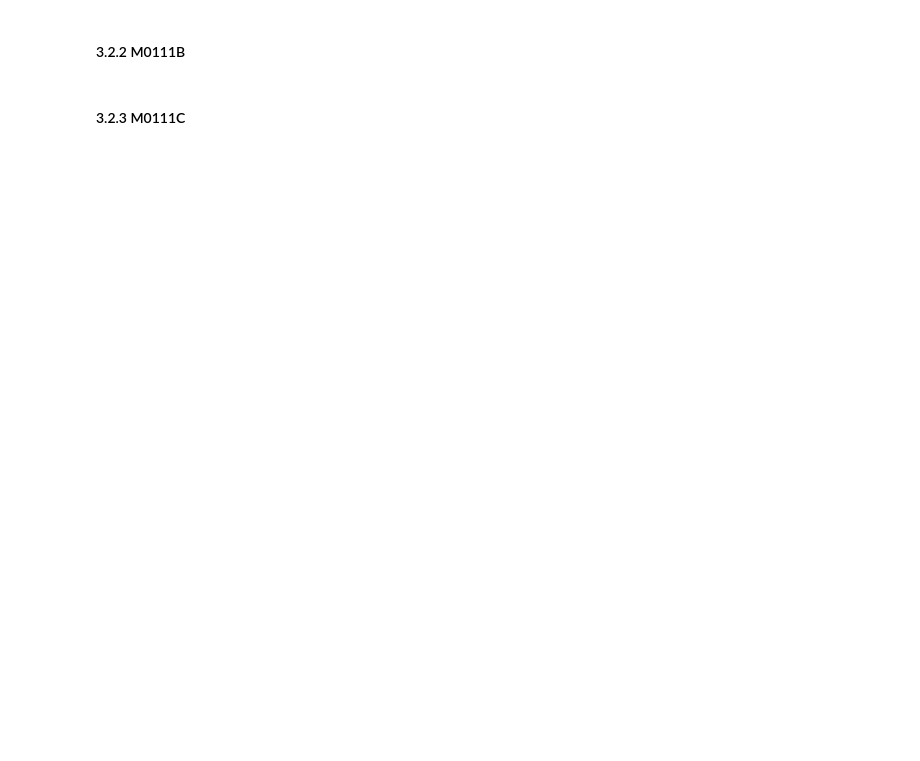
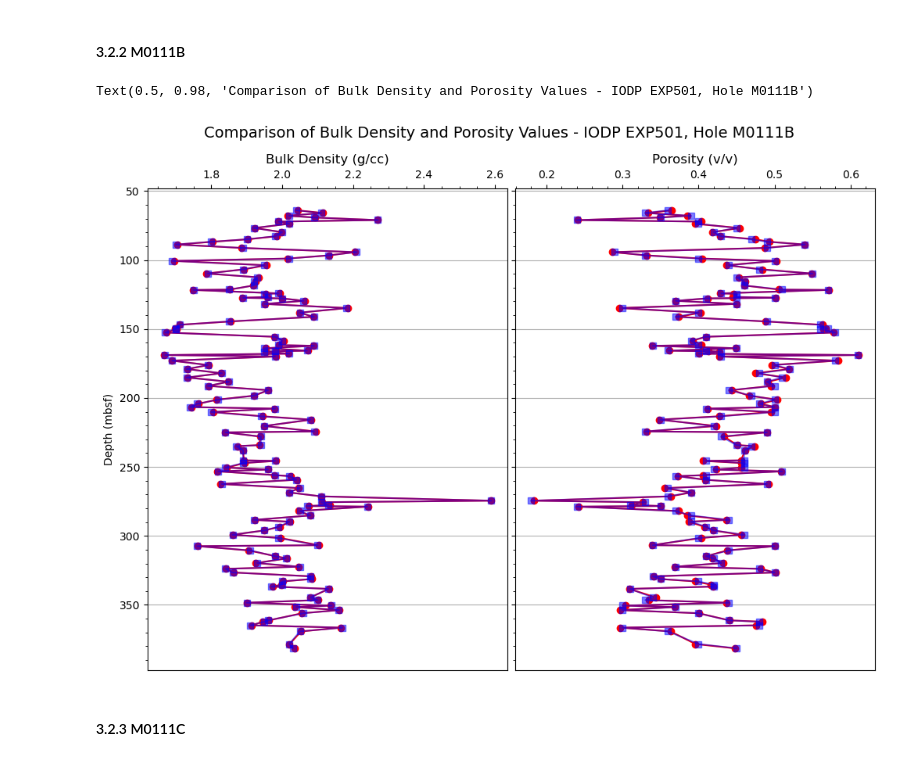
Before and after one commit to maddoxchastain-vcool/MAD-FF-Corrections-from-Varied-Salinity, a Jupyter notebook: work/recreation_MAD.ipynb, the cells around one changed output. Cells and saved outputs as stored; diff of their text form; code cells hidden in the pictures; blank space fills up the shorter version.

```diff
--- a/work/recreation_MAD.ipynb
+++ b/work/recreation_MAD.ipynb
@@ -218,4 +225,38 @@ Text(0.5, 0.98, 'Comparison of Bulk Density and Porosity Values - IODP EXP501, H
 # %% [markdown]
 #### 3.2.2 M0111B ####
+# %%
+M0111B_bd = M0111B['Bulk Density, g/cc']
+M0111B_por = M0111B['Porosity,   v/v']
+M0111B_depth = M0111B['Sample Bot Depth, mbsf']
+
+reM0111B_bd = df.loc[(df['Site'] == 'M0111') & (df['Hole'] == 'B'), 'Bulk Density, g/cc']
+reM0111B_por = df.loc[(df['Site'] == 'M0111') & (df['Hole'] == 'B'), 'Porosity, v/v']
+reM0111B_depth = df.loc[(df['Site'] == 'M0111') & (df['Hole'] == 'B'), 'Sample Bot Depth, mbsf']
+# %%
+fig, ax = plt.subplots(1, 2, figsize=(12, 10), sharey=True)
+fig.subplots_adjust(wspace=0.02)
+
+ax[0].plot(reM0111B_bd, reM0111B_depth, color='red', marker='o')
+ax[0].plot(M0111B_bd, M0111B_depth, color='blue', marker='s', alpha=0.5)
+ax[0].xaxis.set_label_position('top')
+ax[0].xaxis.tick_top()
+ax[0].set_title('Bulk Density (g/cc)')
+ax[0].minorticks_on()
+ax[0].grid(axis='y')
+ax[0].set_ylabel('Depth (mbsf)')
+
+ax[1].plot(reM0111B_por, reM0111B_depth, color='red', marker='o')
+ax[1].plot(M0111B_por, M0111B_depth, color='blue', marker='s', alpha=0.5)
+ax[1].xaxis.set_label_position('top')
+ax[1].xaxis.tick_top()
+ax[1].set_title('Porosity (v/v)')
+ax[1].minorticks_on()
+ax[1].grid(axis='y')
+
+plt.gca().invert_yaxis()
+fig.suptitle('Comparison of Bulk Density and Porosity Values - IODP EXP501, Hole M0111B', fontsize=14)
+# %% [output]
+Text(0.5, 0.98, 'Comparison of Bulk Density and Porosity Values - IODP EXP501, Hole M0111B')
+[figure, added]
 # %% [markdown]
 #### 3.2.3 M0111C ####
```
Also changed, not shown: parts of 12 cells of this notebook, 4 other files.
